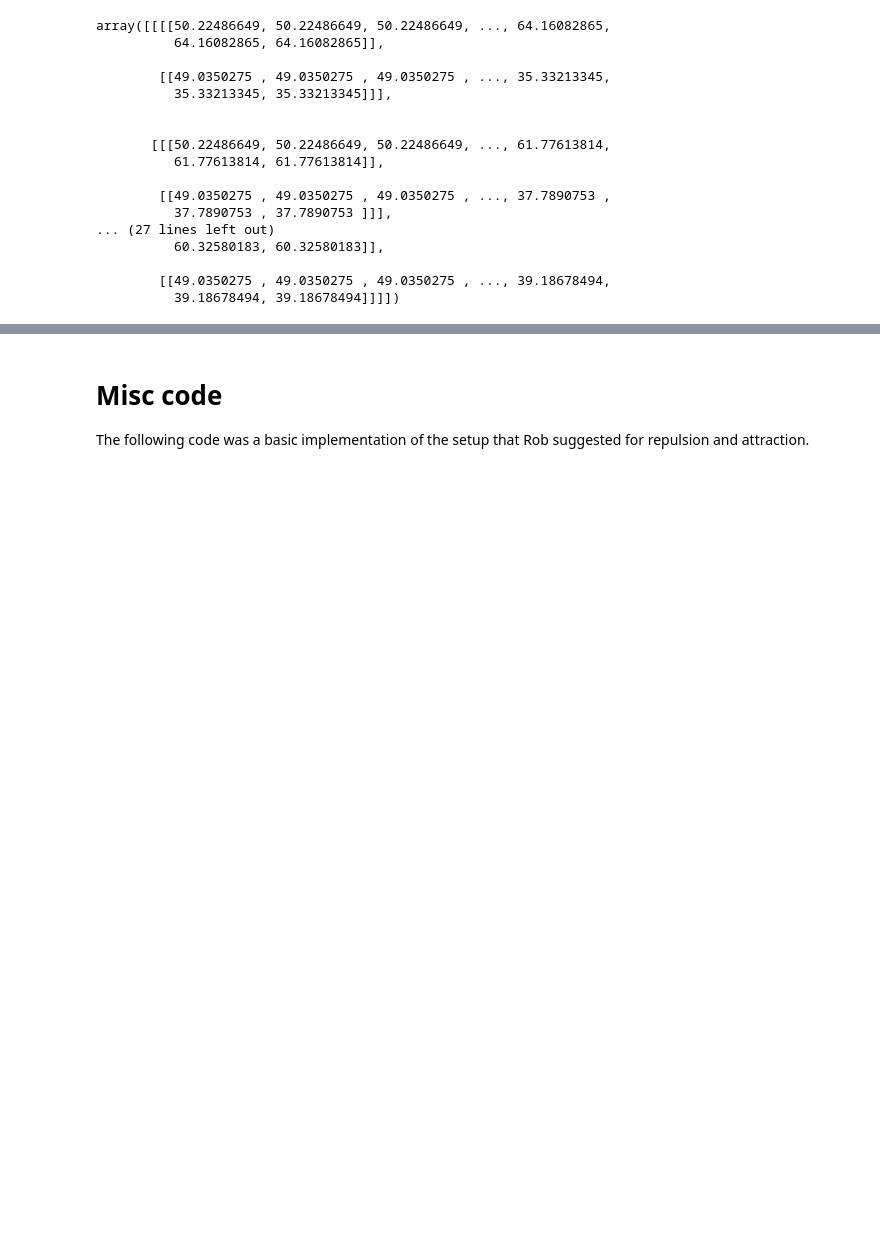
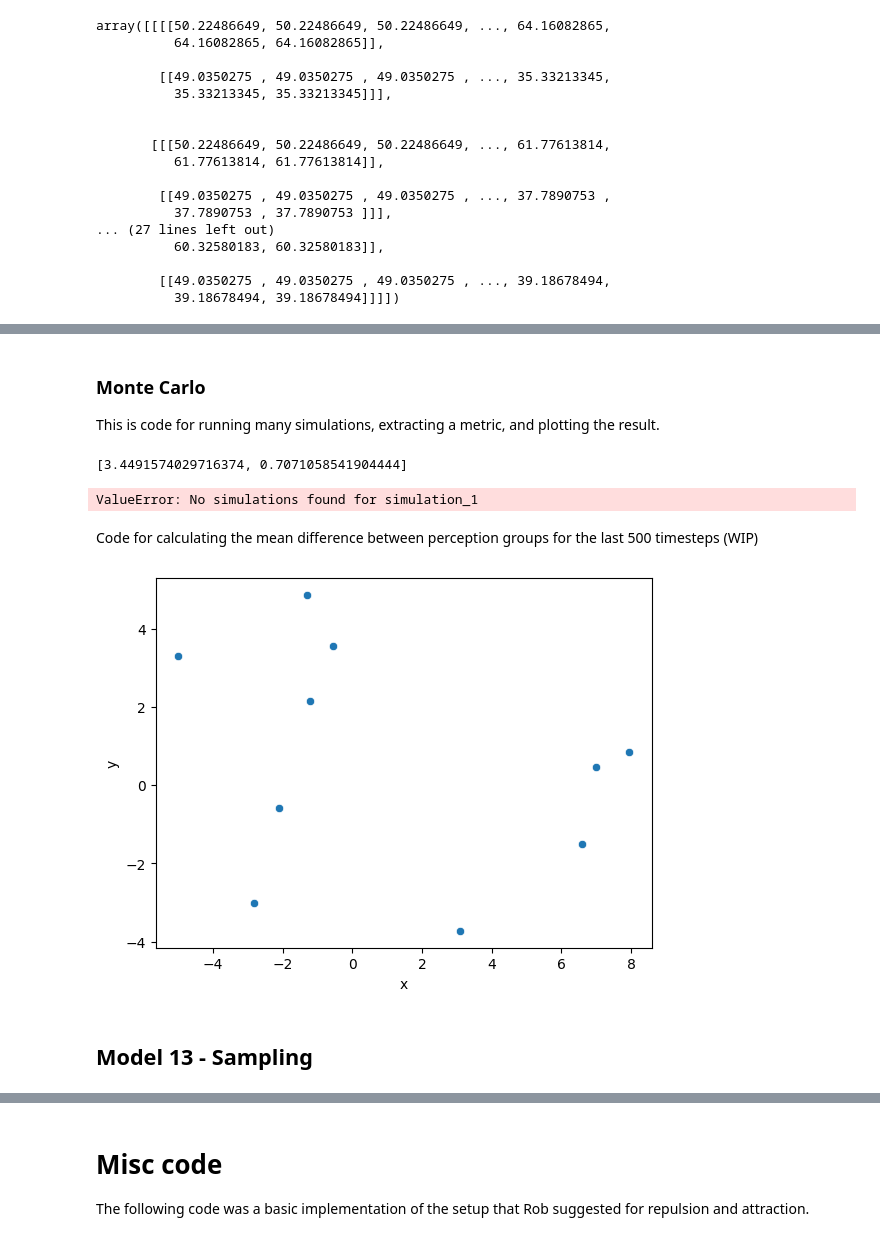
Before and after one commit to vincentmwong/groupshift-model, a Jupyter notebook: Groupshift_Model_Fast.ipynb, the cells around one changed output, grey strips where cells are left out. Saved outputs shown, nothing was run; the diff lists cells and outputs as text; code cells hidden in the pictures; blank space fills up the shorter version.

Commit message:
Create encapsulated version of Model 14, flush other changes

```diff
--- a/Groupshift_Model_Fast.ipynb
+++ b/Groupshift_Model_Fast.ipynb
@@ -1591,0 +1849,4 @@ array([[[[50.22486649, 50.22486649, 50.22486649, ..., 64.16082865,
+# %% [markdown]
+### Monte Carlo
+
+This is code for running many simulations, extracting a metric, and plotting the result.
@@ -1591,0 +2057,19 @@ array([[[[50.22486649, 50.22486649, 50.22486649, ..., 64.16082865,
+# %%
+#Getting a single simulation
+simnum = 0
+G, N, N_adj = get_simulation_data(num_nodes, num_groups, timesteps, dims, temp, lowvalence, highvalence, aWidth, rWidth, simnum, disttype = "uniform")
+calcPlurg2Scatter(G, N, N_adj)
+# %% [output]
+[3.4491574029716374, 0.7071058541904444]
+# %%
+plotSim('simulation_results_N.1000.G.2.T.10000.D.1.temp.20.dist.uniform.hdf5', 1)
+# %% [output]
+ValueError: No simulations found for simulation_1
+# %% [markdown]
+Code for calculating the mean difference between perception groups for the last 500 timesteps (WIP)
+# %%
+output = scatterPlurg(['simulation_results_N.1000.G.2.T.10000.D.1.temp.20.dist.uniform.hdf5'])
+# %% [output]
+[figure, added]
+# %% [markdown]
+## Model 13 - Sampling
```
Also changed, not shown: parts of 36 cells of this notebook.
